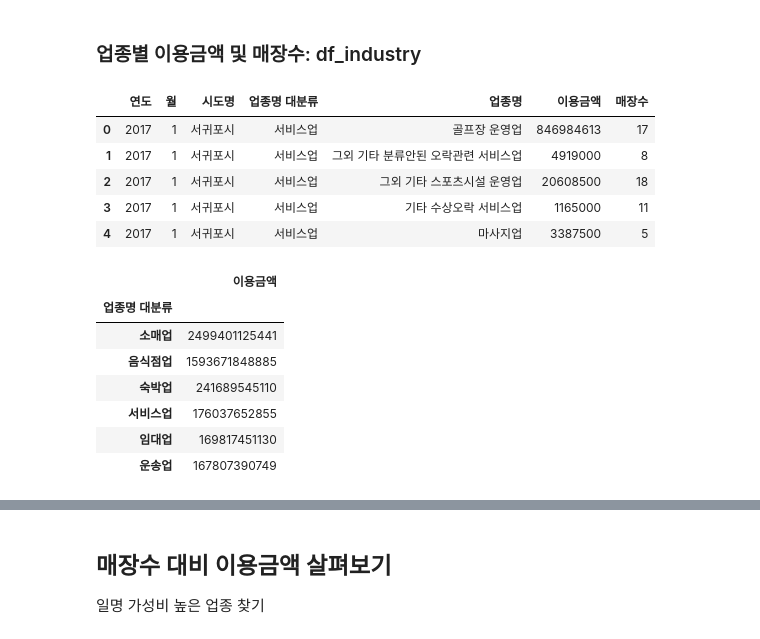
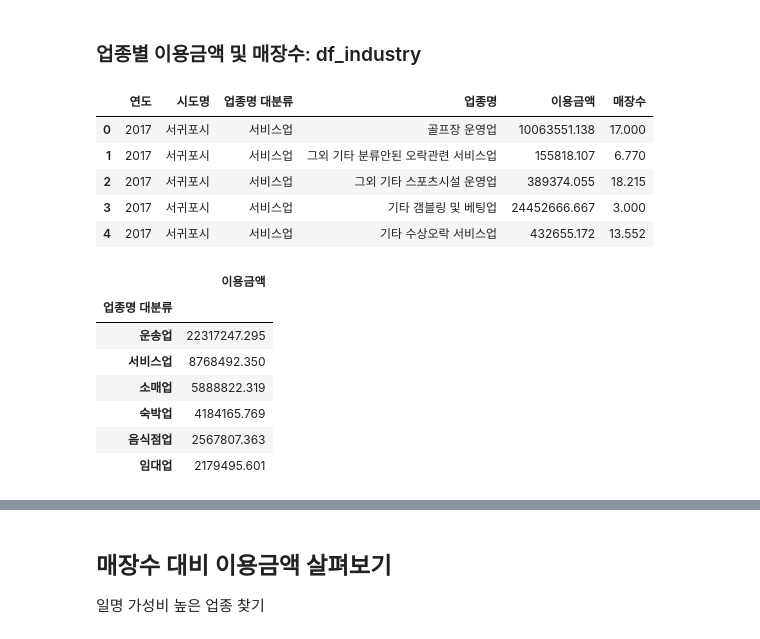
Before and after one commit to HayeonKimm/Tourist_Consumption_Analysis, a Jupyter notebook: code/2_analysis/제주_예비창업자를_위한_업종별_카드_매출과_매장수_데이터_분석(수진).ipynb, the cells around one changed output, grey strips where cells are left out. Saved outputs shown, nothing was run; the diff lists cells and outputs as text; code cells hidden in the pictures.

```diff
--- a/code/2_analysis/제주_예비창업자를_위한_업종별_카드_매출과_매장수_데이터_분석(수진).ipynb
+++ b/code/2_analysis/제주_예비창업자를_위한_업종별_카드_매출과_매장수_데이터_분석(수진).ipynb
@@ -21,5 +14,5 @@
 # %%
-filepath = '..\\..\\datasets\\jeju_sujin.csv'
+filepath = '../../datasets/jeju_sujin.csv'
 # %% [markdown]
 ## 필요 라이브러리 불러오기
 # %%
@@ -88,13 +74,17 @@ groupby사용해서 데이터프레임 서브셋 여러 개 만들어서 봐야
 # %% [markdown]
 ### 업종별 이용금액 및 매장수: df_industry
 # %%
-# 업종별 이용금액
-df_store_expense = df_card.groupby(['연도',
-                                    '월',
+# 연도별, 업종별 이용금액
+df_store_expense_year = df_card.groupby(['연도',
                                     '시도명',
                                     '업종명 대분류',
                                     '업종명'
-                                   ])[['이용금액']].sum().reset_index()
+                                   ])[['이용금액']].mean().reset_index()
+df_store_count_year = df_card.groupby(['연도',
+                                  '시도명',
+                                  '업종명 대분류',
+                                  '업종명'
+                                 ])[['매장수']].mean().reset_index()
 # %%
 # 업종별 매장수
 df_store_count = df_card.groupby(['연도',
@@ -105,23 +95,23 @@ df_store_count = df_card.groupby(['연도',
                                  ])[['매장수']].mean().reset_index()
 # %%
 # 업종별 이용금액 및 매장수
-df_industry = pd.concat([df_store_expense, df_store_count['매장수']], axis=1)
+df_industry = pd.concat([df_store_expense_year, df_store_count_year['매장수']], axis=1)
 df_industry.head()
 # %% [output]
-|  | 연도 | 월 | 시도명 | 업종명 대분류 | 업종명 | 이용금액 | 매장수 |
-| 0 | 2017 | 1 | 서귀포시 | 서비스업 | 골프장 운영업 | 846984613 | 17 |
-| 1 | 2017 | 1 | 서귀포시 | 서비스업 | 그외 기타 분류안된 오락관련 서비스업 | 4919000 | 8 |
-| 2 | 2017 | 1 | 서귀포시 | 서비스업 | 그외 기타 스포츠시설 운영업 | 20608500 | 18 |
-| 3 | 2017 | 1 | 서귀포시 | 서비스업 | 기타 수상오락 서비스업 | 1165000 | 11 |
-| 4 | 2017 | 1 | 서귀포시 | 서비스업 | 마사지업 | 3387500 | 5 |
+|  | 연도 | 시도명 | 업종명 대분류 | 업종명 | 이용금액 | 매장수 |
+| 0 | 2017 | 서귀포시 | 서비스업 | 골프장 운영업 | 10063551.138 | 17.000 |
+| 1 | 2017 | 서귀포시 | 서비스업 | 그외 기타 분류안된 오락관련 서비스업 | 155818.107 | 6.770 |
+| 2 | 2017 | 서귀포시 | 서비스업 | 그외 기타 스포츠시설 운영업 | 389374.055 | 18.215 |
+| 3 | 2017 | 서귀포시 | 서비스업 | 기타 갬블링 및 베팅업 | 24452666.667 | 3.000 |
+| 4 | 2017 | 서귀포시 | 서비스업 | 기타 수상오락 서비스업 | 432655.172 | 13.552 |
 # %%
-df_industry.groupby('업종명 대분류')[['이용금액']].sum().sort_values(by='이용금액', ascending=False)
+df_industry.groupby('업종명 대분류')[['이용금액']].mean().sort_values(by='이용금액', ascending=False)
 # %% [output]
 |  | 이용금액 |
 | 업종명 대분류 |  |
-| 소매업 | 2499401125441 |
-| 음식점업 | 1593671848885 |
-| 숙박업 | 241689545110 |
-| 서비스업 | 176037652855 |
-| 임대업 | 169817451130 |
-| 운송업 | 167807390749 |
+| 운송업 | 22317247.295 |
+| 서비스업 | 8768492.350 |
+| 소매업 | 5888822.319 |
+| 숙박업 | 4184165.769 |
+| 음식점업 | 2567807.363 |
+| 임대업 | 2179495.601 |
```
Also changed, not shown: parts of 72 cells of this notebook.
